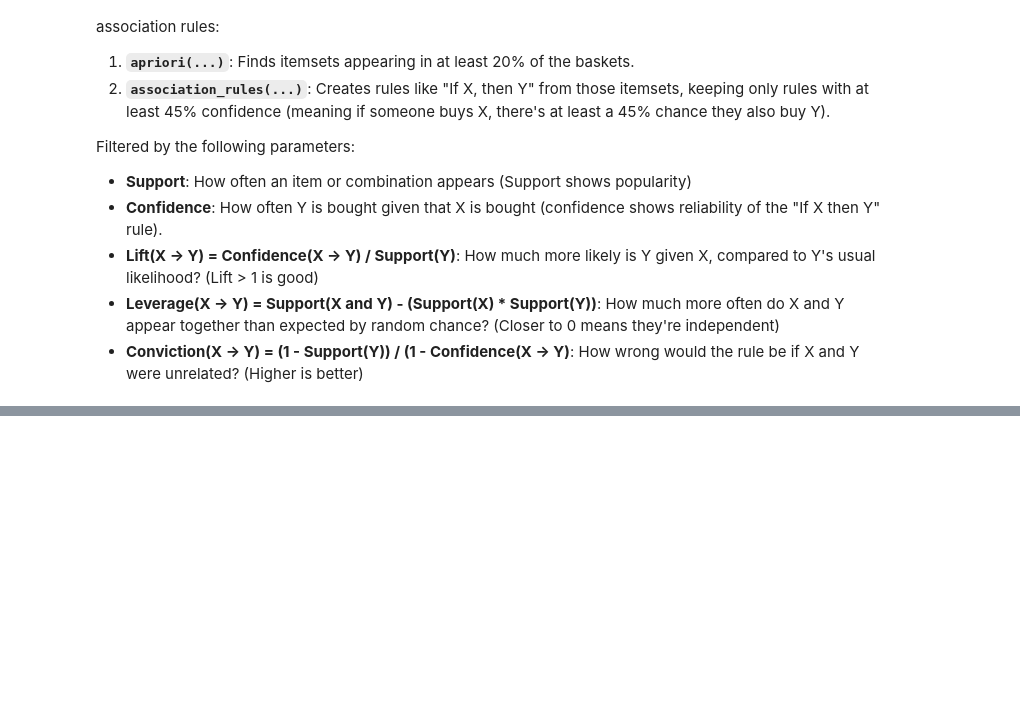
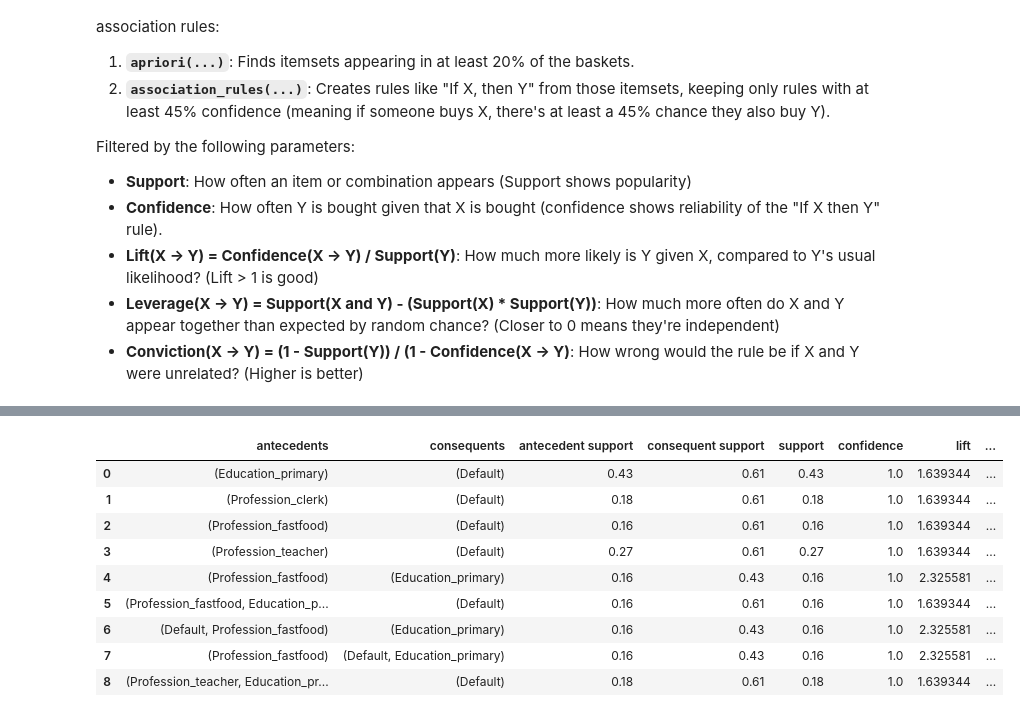
Before and after one commit to lcbjrrr/ML315, a Jupyter notebook: ML315_7_Apriori.ipynb, the cells around one changed output, grey strips where cells are left out. Saved outputs shown, nothing was run; the diff lists cells and outputs as text; code cells hidden in the pictures; blank space fills up the shorter version.

```diff
--- a/ML315_7_Apriori.ipynb
+++ b/ML315_7_Apriori.ipynb
@@ -63,0 +92,3 @@ association_rules(model, metric="confidence", min_threshold=0.65,num_itemsets=mo
+# %%
+df['is_male'] = df['Gender']=='M'
+df.head(1)
@@ -63,0 +98,3 @@ association_rules(model, metric="confidence", min_threshold=0.65,num_itemsets=mo
+# %%
+df['highincome']=  df['Income']>4
+df.head(1)
@@ -63,0 +104,3 @@ association_rules(model, metric="confidence", min_threshold=0.65,num_itemsets=mo
+# %%
+df=pd.get_dummies(df,columns=['Education',	'Profession'])
+df.head()
@@ -63,0 +114,3 @@ association_rules(model, metric="confidence", min_threshold=0.65,num_itemsets=mo
+# %%
+df=df.drop(columns=['Gender','Income'])
+df
@@ -63,0 +131,15 @@ association_rules(model, metric="confidence", min_threshold=0.65,num_itemsets=mo
+# %%
+from mlxtend.frequent_patterns import apriori
+from mlxtend.frequent_patterns import association_rules
+association_rules(apriori(df, min_support=0.15,use_colnames=True),metric="confidence",min_threshold=0.95)
+# %% [output]
+|  | antecedents | consequents | antecedent support | consequent support | support | confidence | lift | ... |
+| 0 | (Education_primary) | (Default) | 0.43 | 0.61 | 0.43 | 1.0 | 1.639344 | ... |
+| 1 | (Profession_clerk) | (Default) | 0.18 | 0.61 | 0.18 | 1.0 | 1.639344 | ... |
+| 2 | (Profession_fastfood) | (Default) | 0.16 | 0.61 | 0.16 | 1.0 | 1.639344 | ... |
+| 3 | (Profession_teacher) | (Default) | 0.27 | 0.61 | 0.27 | 1.0 | 1.639344 | ... |
+| 4 | (Profession_fastfood) | (Education_primary) | 0.16 | 0.43 | 0.16 | 1.0 | 2.325581 | ... |
+| 5 | (Profession_fastfood, Education_p... | (Default) | 0.16 | 0.61 | 0.16 | 1.0 | 1.639344 | ... |
+| 6 | (Default, Profession_fastfood) | (Education_primary) | 0.16 | 0.43 | 0.16 | 1.0 | 2.325581 | ... |
+| 7 | (Profession_fastfood) | (Default, Education_primary) | 0.16 | 0.43 | 0.16 | 1.0 | 2.325581 | ... |
+| 8 | (Profession_teacher, Education_pr... | (Default) | 0.18 | 0.61 | 0.18 | 1.0 | 1.639344 | ... |
```
Also changed, not shown: parts of 11 cells of this notebook.
